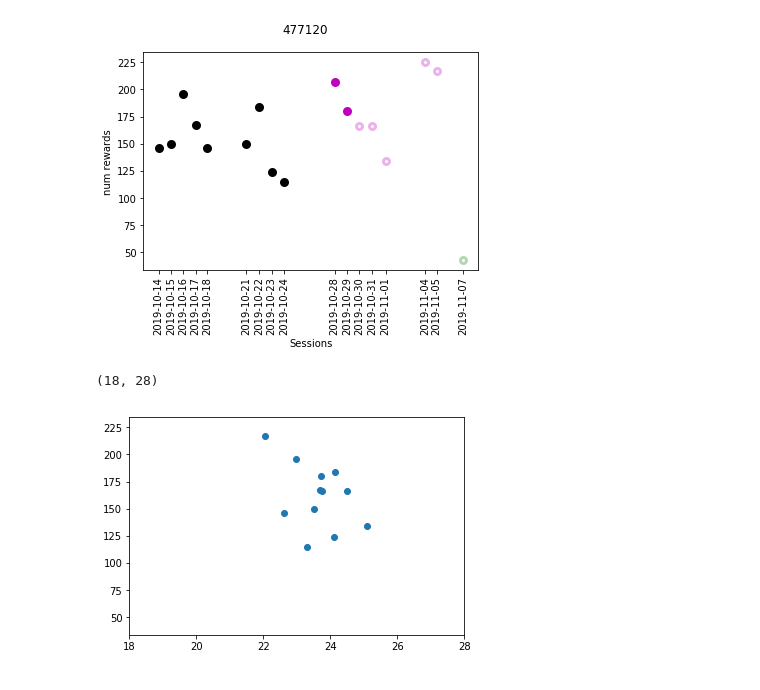
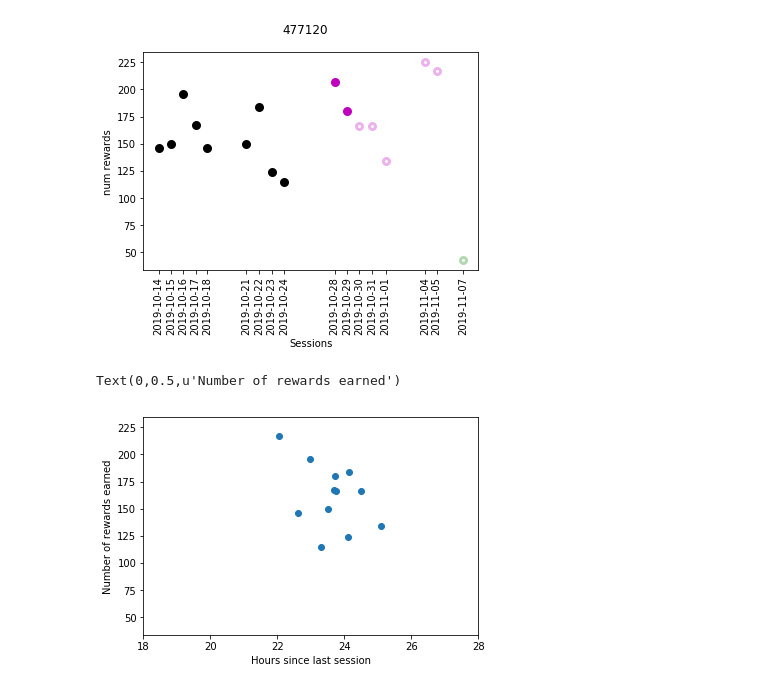
Before and after one commit to taminar/mouseBehaviorData, a Jupyter notebook: mouseBehaviorData.ipynb, the cells around one changed output. Cells and saved outputs as stored; diff of their text form; code cells hidden in the pictures.

```diff
--- a/mouseBehaviorData.ipynb
+++ b/mouseBehaviorData.ipynb
@@ -182,14 +182,16 @@ plt.xticks(rotation=90)
         737346.9312056 ]), <a list of 17 Text xticklabel objects>)
 [figure]
 # %%
-toAnalyze['session_datetime'] = toAnalyze.apply(lambda row: pd.to_datetime(row['trials']['startdatetime'][0]), axis=1)
+toAnalyze['session_datetime_local'] = toAnalyze.apply(lambda row: pd.to_datetime(row['trials']['startdatetime'][0]), axis=1)
 toAnalyze['session_datetime_utc'] = toAnalyze.apply(lambda row: pd.to_datetime(row['trials']['startdatetime'][0], utc=True), axis=1)
 # %%
 toAnalyze['cumulative_rewards'] = toAnalyze.apply(lambda row: row['trials']['cumulative_reward_number'].max(), axis=1)
 toAnalyze['timeFromLastSession'] = toAnalyze['session_datetime_utc'].diff(periods=-1).astype('timedelta64[s]')/3600
 fig, ax = plt.subplots()
 ax.plot(toAnalyze['timeFromLastSession'], toAnalyze['cumulative_rewards'], 'o')
 ax.set_xlim([18,28])
+ax.set_xlabel('Hours since last session')
+ax.set_ylabel('Number of rewards earned')
 # %% [output]
-(18, 28)
+Text(0,0.5,u'Number of rewards earned')
-[figure, old version]
+[figure, new version]
```
Also changed, not shown: parts of 1 cell of this notebook.
